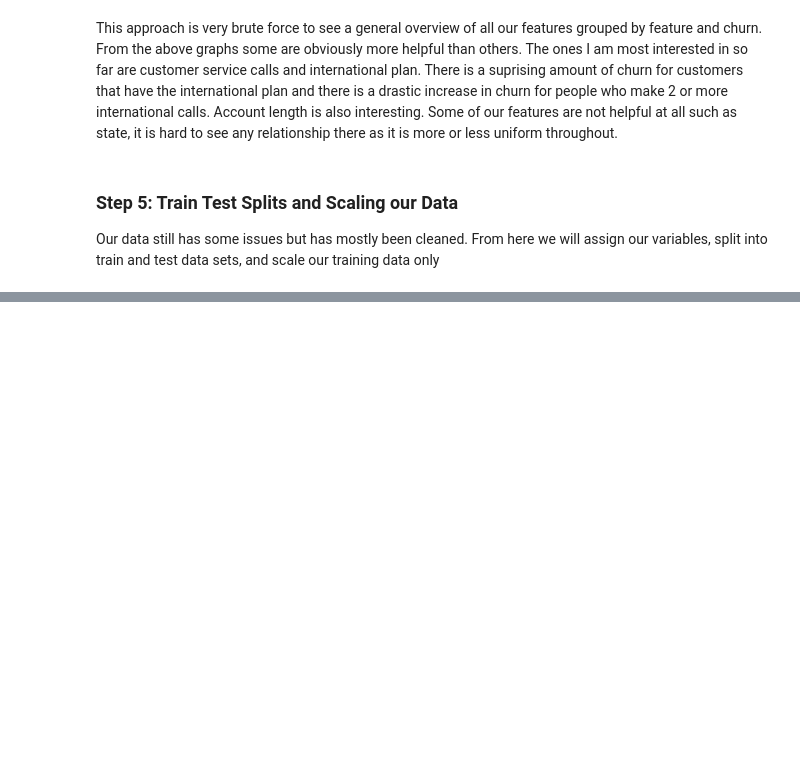
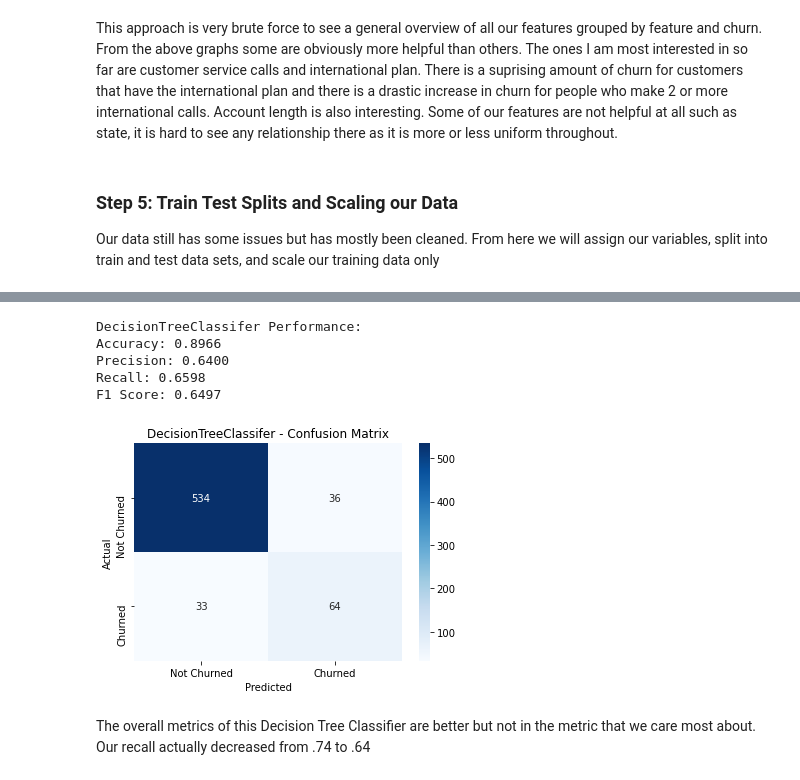
Before and after one commit to jaredlil/project-5-telecom-churn, a Jupyter notebook: Untitled.ipynb, the cells around one changed output, grey strips where cells are left out. Cells and saved outputs as stored; diff of their text form; code cells hidden in the pictures; blank space fills up the shorter version.

```diff
--- a/Untitled.ipynb
+++ b/Untitled.ipynb
@@ -251,0 +294,18 @@ X_test_scaled = scaler.transform(X_test)
+# %%
+#Now repeating the previous step with a DecisionTreeClassifier
+dt_model = DecisionTreeClassifier(class_weight='balanced', random_state=42)
+
+#Fitting on our original X_train as scaling is unnecessary for a Decision tree
+dt_model.fit(X_train, y_train)
+y_pred_dt = dt_model.predict(X_test)
+# %%
+evaluate_model("DecisionTreeClassifer", y_test, y_pred_dt)
+# %% [output]
+DecisionTreeClassifer Performance:
+Accuracy: 0.8966
+Precision: 0.6400
+Recall: 0.6598
+F1 Score: 0.6497
+[figure, added]
+# %% [markdown]
+The overall metrics of this Decision Tree Classifier are better but not in the metric that we care most about. Our recall actually decreased from .74 to .64
```
Also changed, not shown: parts of 18 cells of this notebook, 1 other file.
